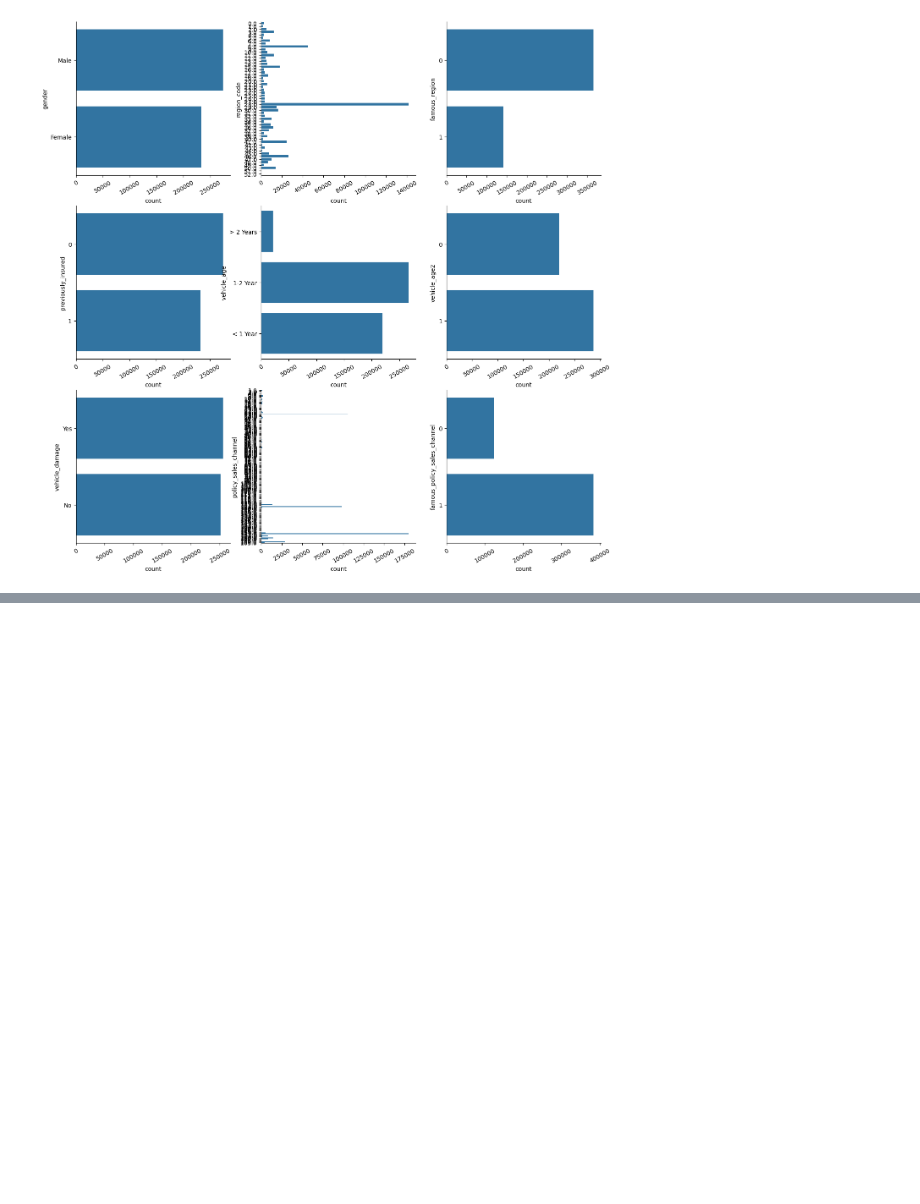
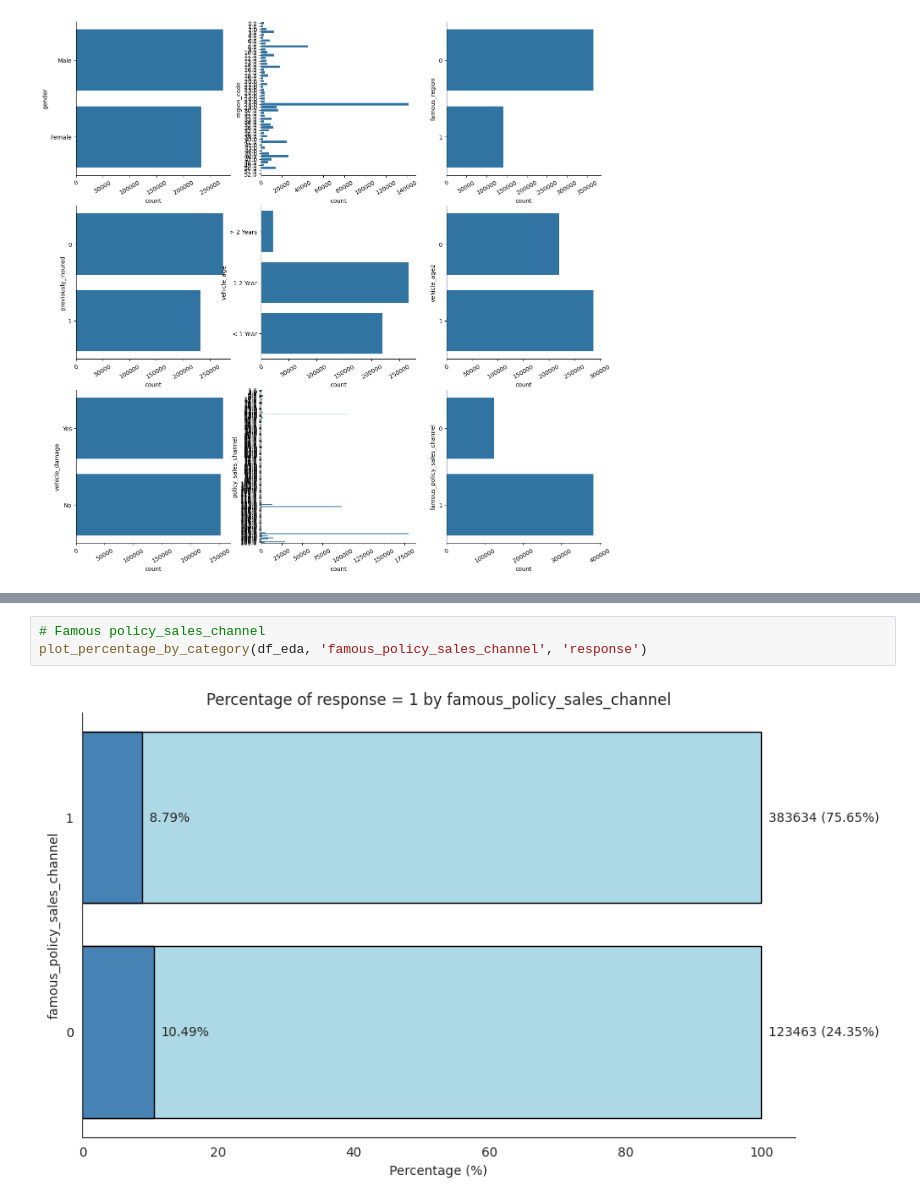
Before and after one commit to Emersonmiady/health-insurance-cross-sell, a Jupyter notebook: src/hi_cs_analysis.ipynb, the cells around one changed output, grey strips where cells are left out. Cells and saved outputs as stored; diff of their text form; blank space fills up the shorter version.

```diff
--- a/src/hi_cs_analysis.ipynb
+++ b/src/hi_cs_analysis.ipynb
@@ -636,0 +672,5 @@ sns.despine();
+# %%
+# Famous policy_sales_channel
+plot_percentage_by_category(df_eda, 'famous_policy_sales_channel', 'response')
+# %% [output]
+[figure, added]
```
Also changed, not shown: parts of 17 cells of this notebook.
